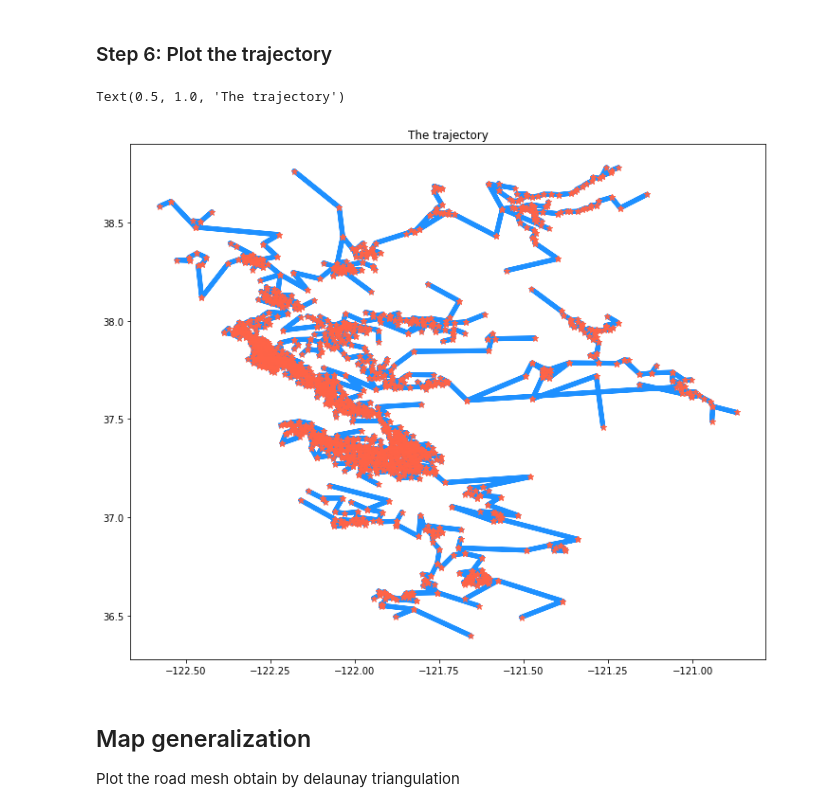
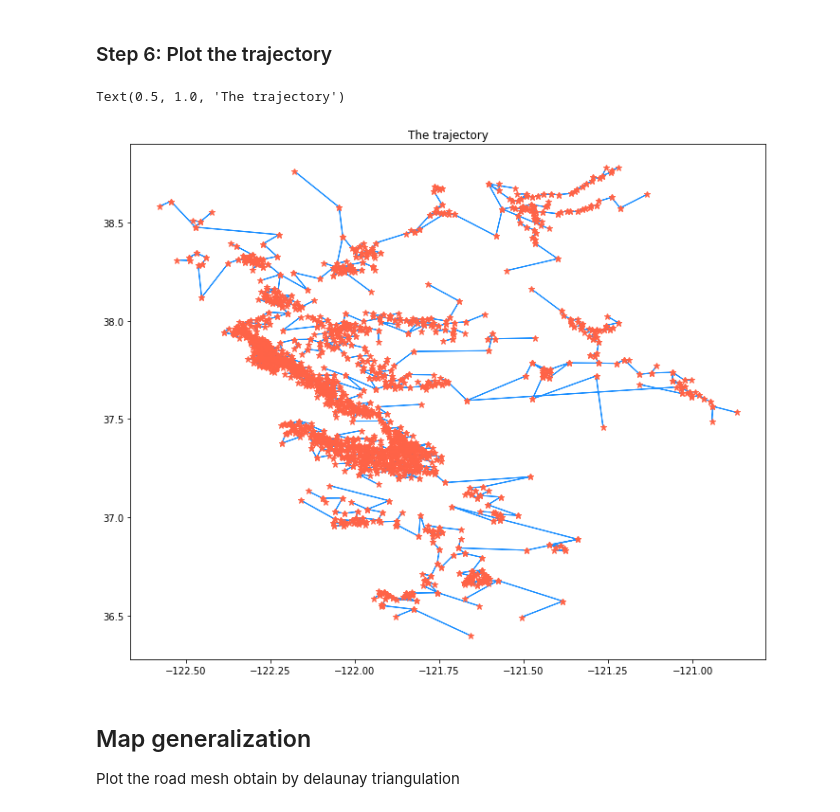
Before and after one commit to heiung2001/Uber-Traffic-Network, a Jupyter notebook: uber_traffic_network.ipynb, the cells around one changed output. Saved outputs shown, nothing was run; the diff lists cells and outputs as text; code cells hidden in the pictures.

```diff
--- a/uber_traffic_network.ipynb
+++ b/uber_traffic_network.ipynb
@@ -145,19 +145,19 @@ The upper bound on the empirical performance of the approximation algorithm is 1
 # %%
 X = []  # longitude
 Y = []  # lattitude
 
 for node in path:
     X.append(node_dict[node]['Location'][0])
     Y.append(node_dict[node]['Location'][1])
 
 # plot the trajectory
 plt.figure(figsize=(12, 10))
-plt.plot(X, Y, linewidth=5, color='dodgerblue')
+plt.plot(X, Y, linewidth=1, color='dodgerblue')
 plt.plot(X, Y, '*', markersize=7, color='tomato')
 plt.title('The trajectory')
 # %% [output]
 Text(0.5, 1.0, 'The trajectory')
-[figure, old version]
+[figure, new version]
 # %% [markdown]
 ## Map generalization
 Plot the road mesh obtain by delaunay triangulation
```
Also changed, not shown: parts of 3 cells of this notebook.
